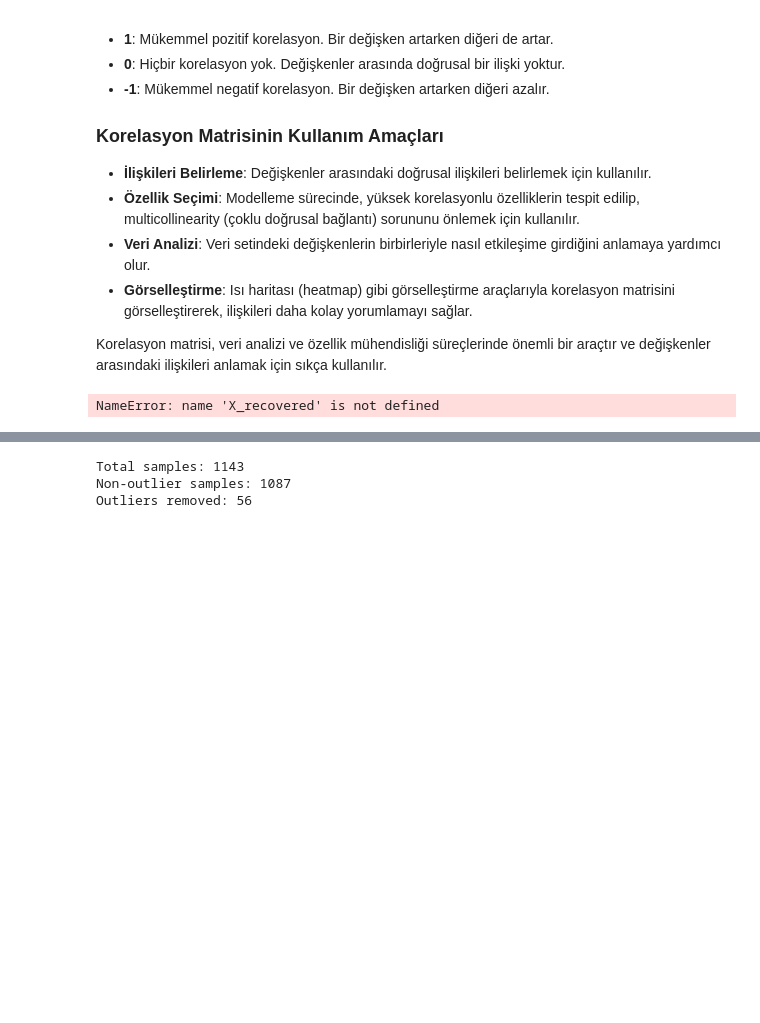
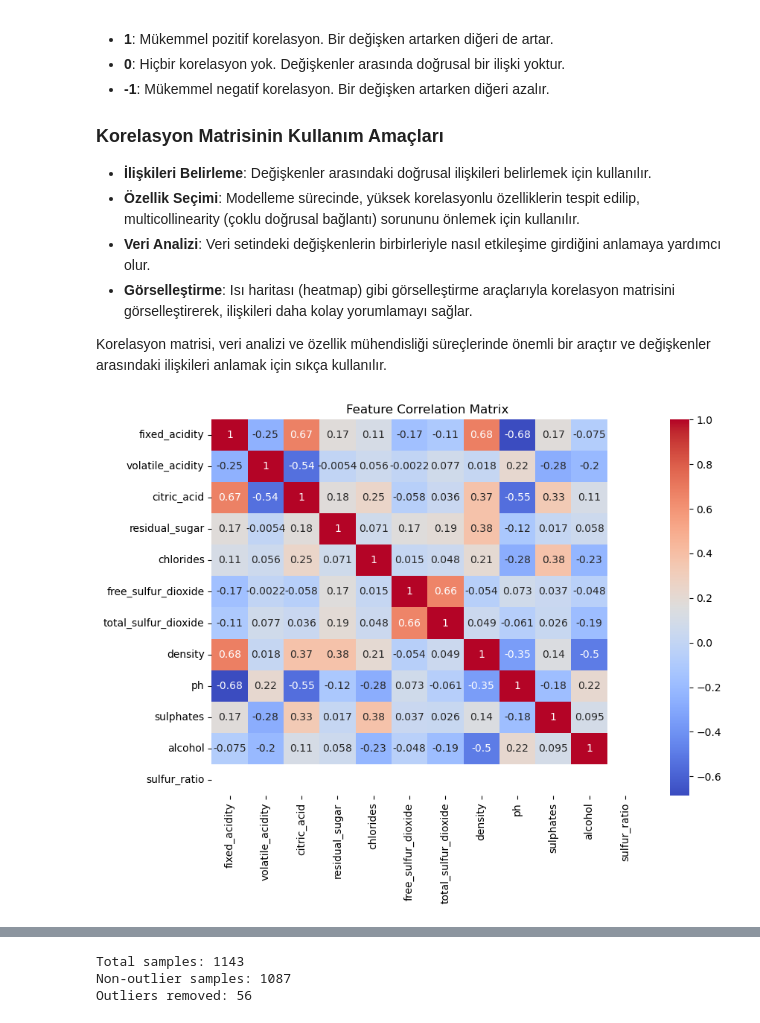
Before and after one commit to birtaa/Machine-learning-assignment, a Jupyter notebook: src/son.ipynb, the cells around one changed output, grey strips where cells are left out. Cells and saved outputs as stored; diff of their text form; code cells hidden in the pictures; blank space fills up the shorter version.

```diff
--- a/src/son.ipynb
+++ b/src/son.ipynb
@@ -242,31 +271,19 @@ Korelasyon matrisi, veri analizi ve özellik mühendisliği süreçlerinde önem
 # %%
 # 4. Data Visualization
 def plot_distributions(df):
-    # plt.figure(figsize=(15, 10))
-
-    # # Quality Distribution
-    # plt.subplot(2, 2, 1)
-    # sns.histplot(data=df, x='quality')
-    # plt.title('Wine Quality Distribution')
-
-    # # Alcohol vs Quality
-    # plt.subplot(2, 2, 2)
-    # sns.boxplot(data=df, x='quality', y='alcohol')
-    # plt.title('Alcohol Content by Quality')
-
     # Correlation Matrix
     plt.figure(figsize=(9, 7))
     correlation = df.corr()
-    mask = np.triu(np.ones_like(correlation, dtype=bool))
-    sns.heatmap(correlation, annot=True, cmap='coolwarm', mask=mask)
+    # mask = np.triu(np.ones_like(correlation, dtype=bool))
+    sns.heatmap(correlation, annot=True, cmap='coolwarm')
     plt.title('Feature Correlation Matrix')
 
     plt.tight_layout()
     plt.show()
 
-plot_distributions(X_recovered)
+plot_distributions(X_recovered.drop(columns=['id',"quality"], axis=1))
 # %% [output]
-NameError: name 'X_recovered' is not defined
+[figure, added]
 # %% [markdown]
 # Aykırı Değerlerin Tespiti ve Kaldırılması
 
```
Also changed, not shown: parts of 12 cells of this notebook.
